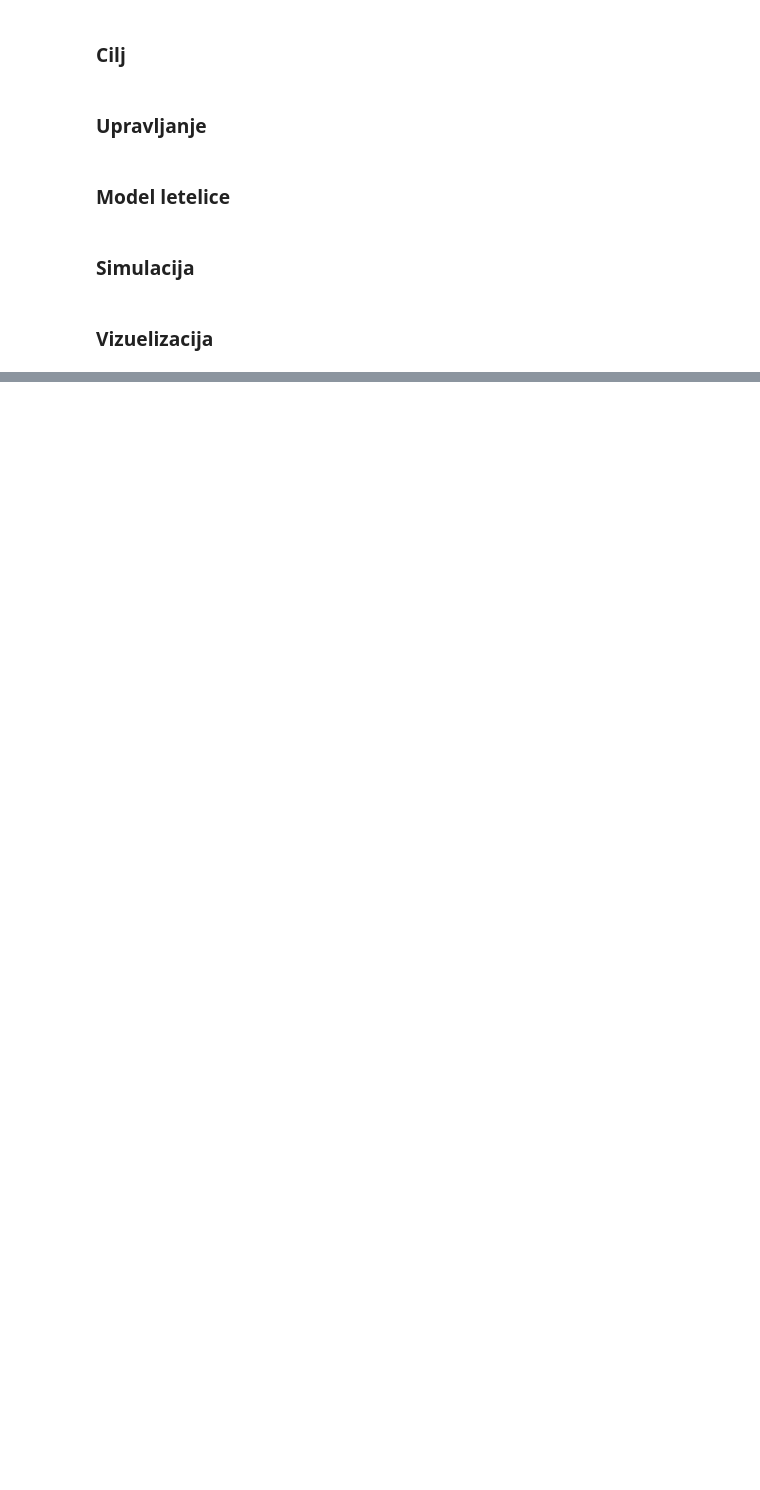
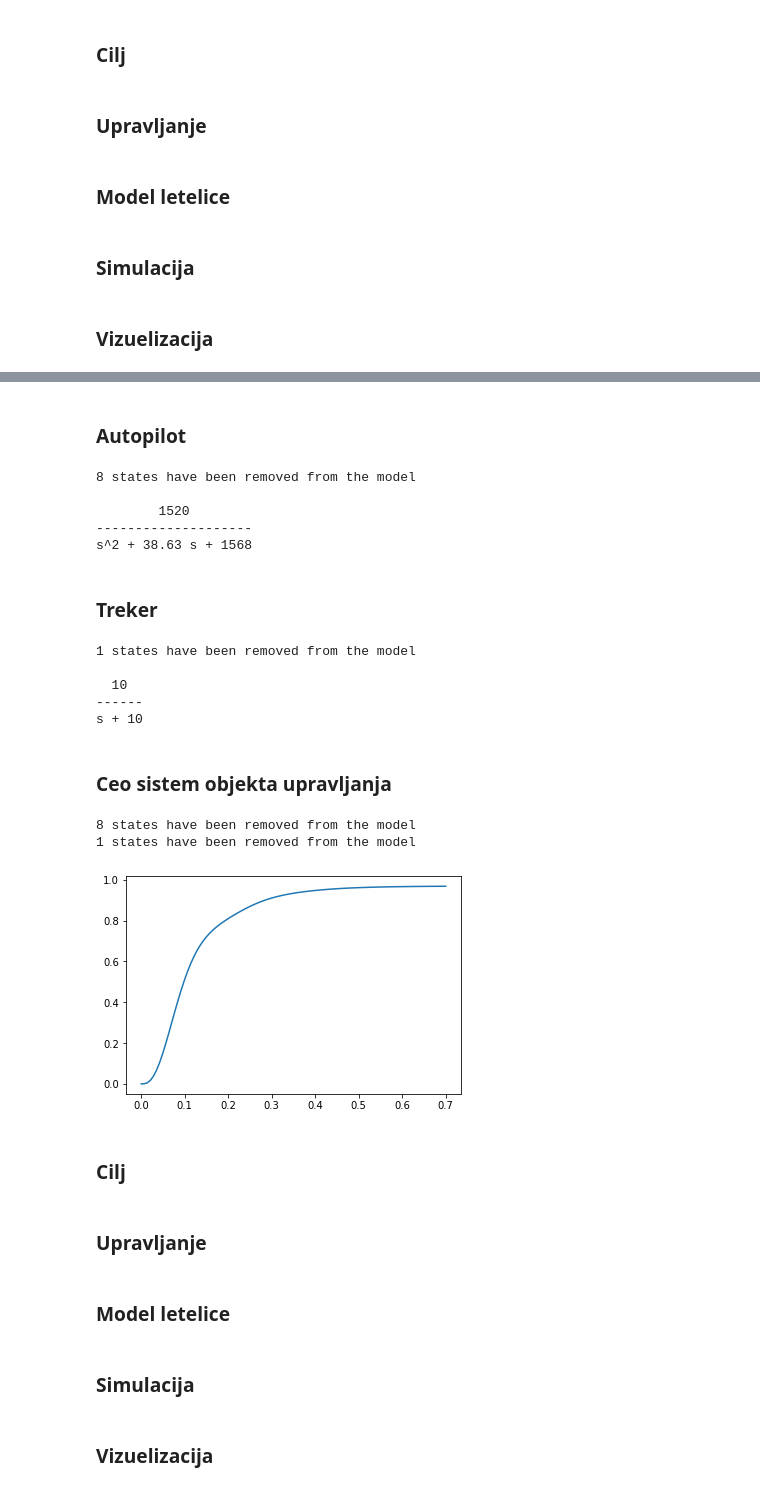
Before and after one commit to djokjulapfe/avo, a Jupyter notebook: main.ipynb, the cells around one changed output, grey strips where cells are left out. Saved outputs shown, nothing was run; the diff lists cells and outputs as text; code cells hidden in the pictures; blank space fills up the shorter version.

```diff
--- a/main.ipynb
+++ b/main.ipynb
@@ -189,0 +295,60 @@ plt.show()
+# %% [markdown]
+### Autopilot
+# %%
+def autopilot():
+    T1 = parameters['T1']
+    Vo = parameters['Vo']
+    Ksg = parameters['Ksg']
+    Kacc = parameters['Kacc']
+
+    M = model()
+    A = control.TransferFunction([T1], [T1, 1]) * Vo / T1
+
+    P = M / (1 + M * Ksg)
+    F = P * A / (1 + P * A * Kacc)
+
+    return control.minreal(F)
+
+print(autopilot())
+# %% [output]
+8 states have been removed from the model
+
+        1520
+--------------------
+s^2 + 38.63 s + 1568
+# %% [markdown]
+### Treker
+# %%
+def tracker():
+    K1 = K2 = H = 10
+    K = K1 * K2 / H
+    T = control.TransferFunction([K], [1, 0])
+
+    return T / (1 + T)
+
+print(control.minreal(tracker()))
+# %% [output]
+1 states have been removed from the model
+
+  10
+------
+s + 10
+# %% [markdown]
+### Ceo sistem objekta upravljanja
+# %%
+def object():
+    T = tracker()
+    A = autopilot()
+
+    return control.tf2ss(control.minreal(T * A))
+
+O = object()
+t, y = control.step_response(O)
+plt.plot(t, y)
+plt.show()
+# %% [output]
+8 states have been removed from the model
+1 states have been removed from the model
+[figure, added]
+# %% [markdown]
+### Cilj
@@ -189,0 +367,2 @@ plt.show()
+# %% [markdown]
+### Upravljanje
@@ -189,0 +387,2 @@ plt.show()
+# %% [markdown]
+### Model letelice
@@ -189,0 +410,2 @@ plt.show()
+# %% [markdown]
+### Simulacija
@@ -189,0 +438,2 @@ plt.show()
+# %% [markdown]
+### Vizuelizacija
```
Also changed, not shown: parts of 16 cells of this notebook.
